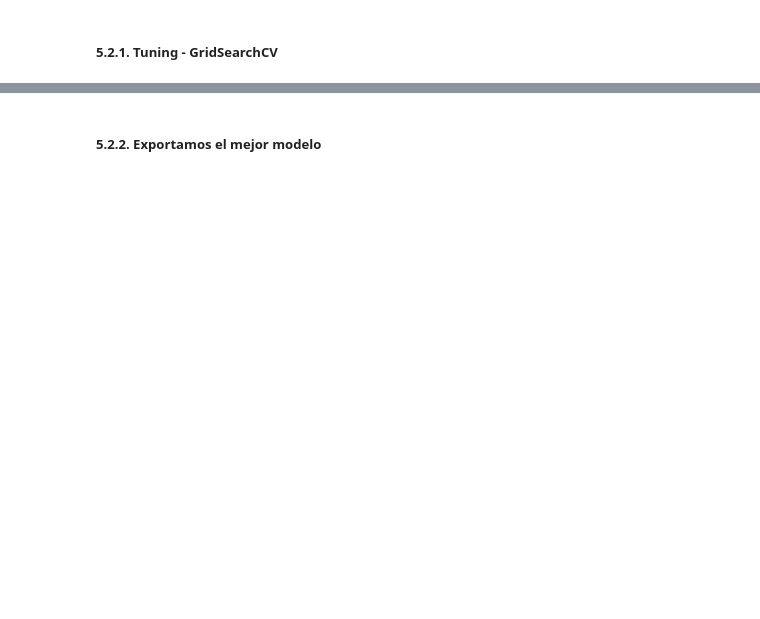
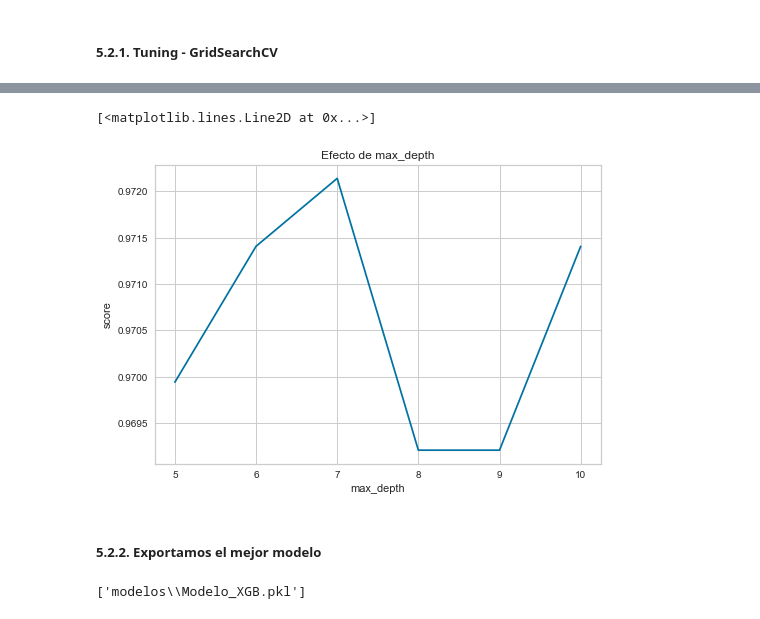
Before and after one commit to Project-ML-PUCP/BankruptcyTaiwan, a Jupyter notebook: 03. Codigo/03.4. Modeling - XGB.ipynb, the cells around one changed output, grey strips where cells are left out. Cells and saved outputs as stored; diff of their text form; code cells hidden in the pictures; blank space fills up the shorter version.

```diff
--- a/03. Codigo/03.4. Modeling - XGB.ipynb
+++ b/03. Codigo/03.4. Modeling - XGB.ipynb
@@ -220,2 +259,22 @@ viz.finalize()
+# %%
+model_XGB = XGBClassifier(n_estimators=80, n_jobs=-1, max_depth=6, eval_metric='error')
+max_depth = np.arange(5, 11, 1)
+scores_ = []
+for n in max_depth:
+    model_XGB.set_params(max_depth=n)
+    model_XGB.fit(X_train, y_train)
+    scores_.append(model_XGB.score(X_test, y_test))
+plt.title("Efecto de max_depth")
+plt.xlabel("max_depth")
+plt.ylabel("score")
+plt.plot(max_depth, scores_)
+# %% [output]
+[<matplotlib.lines.Line2D at 0x...>]
+[figure, added]
 # %% [markdown]
 ##### 5.2.2. Exportamos el mejor modelo
+# %%
+#Guardamos el mejor modelo
+joblib.dump(model_XGB, os.path.join('modelos','Modelo_XGB.pkl'))
+# %% [output]
+['modelos\\Modelo_XGB.pkl']
```
Also changed, not shown: parts of 10 cells of this notebook, 1 other file.
